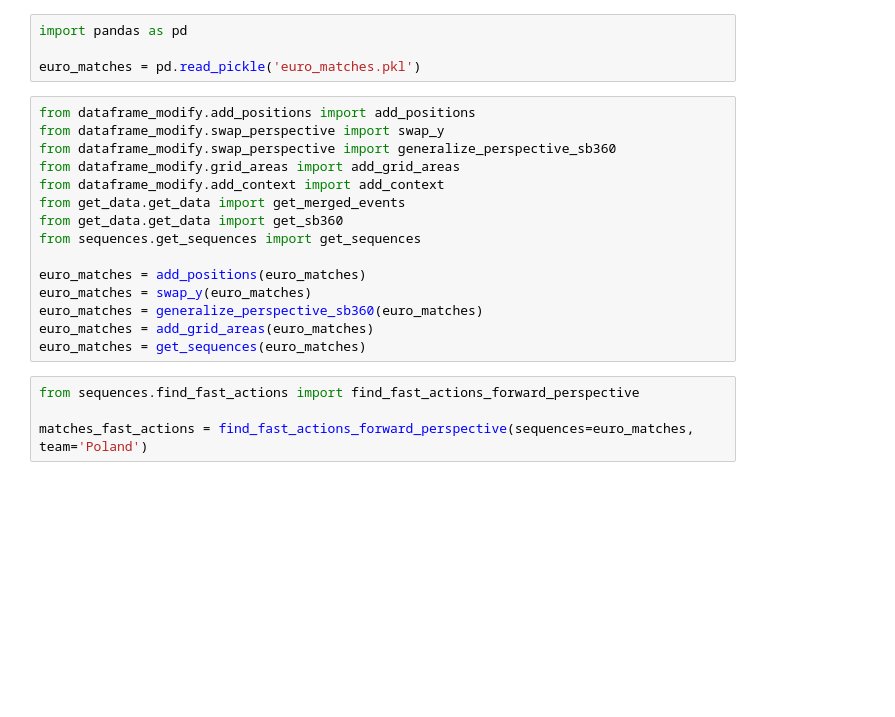
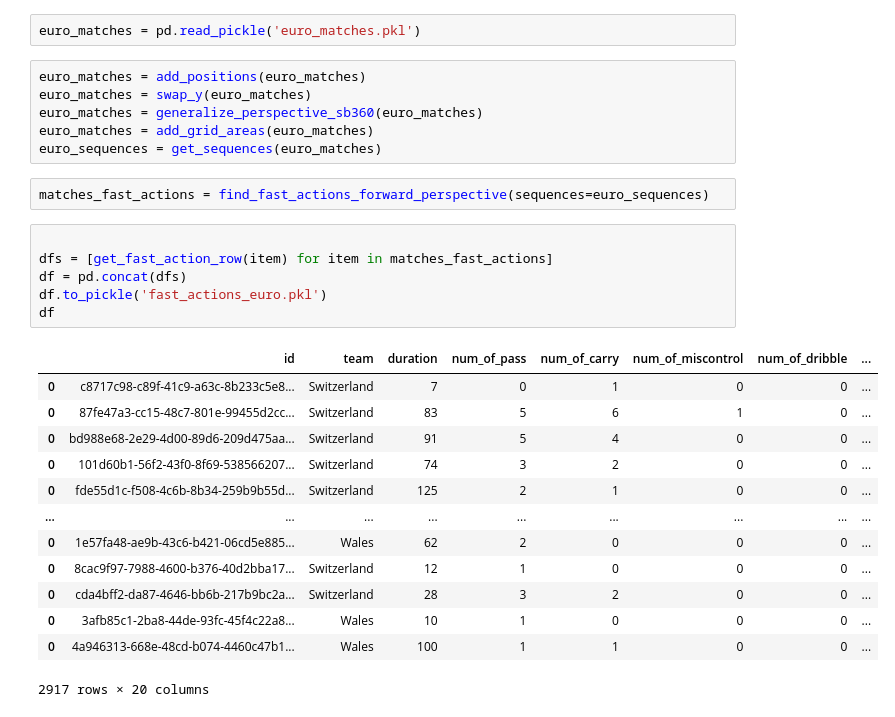
Before and after one commit to mattyl006/sport-data-science, a Jupyter notebook: get_fast_actions.ipynb, the cells around one changed output. Saved outputs shown, nothing was run; the diff lists cells and outputs as text; blank space fills up the shorter version.

```diff
--- a/get_fast_actions.ipynb
+++ b/get_fast_actions.ipynb
@@ -1,23 +10,30 @@
 # %%
-import pandas as pd
-
 euro_matches = pd.read_pickle('euro_matches.pkl')
-# %%
-from dataframe_modify.add_positions import add_positions
-from dataframe_modify.swap_perspective import swap_y
-from dataframe_modify.swap_perspective import generalize_perspective_sb360
-from dataframe_modify.grid_areas import add_grid_areas
-from dataframe_modify.add_context import add_context
-from get_data.get_data import get_merged_events
-from get_data.get_data import get_sb360
-from sequences.get_sequences import get_sequences
-
-euro_matches = add_positions(euro_matches)
-euro_matches = swap_y(euro_matches)
-euro_matches = generalize_perspective_sb360(euro_matches)
-euro_matches = add_grid_areas(euro_matches)
-euro_matches = get_sequences(euro_matches)
-# %%
-from sequences.find_fast_actions import find_fast_actions_forward_perspective
-
-matches_fast_actions = find_fast_actions_forward_perspective(sequences=euro_matches, team='Poland')
+# %%
+euro_matches = add_positions(euro_matches)
+euro_matches = swap_y(euro_matches)
+euro_matches = generalize_perspective_sb360(euro_matches)
+euro_matches = add_grid_areas(euro_matches)
+euro_sequences = get_sequences(euro_matches)
+# %%
+matches_fast_actions = find_fast_actions_forward_perspective(sequences=euro_sequences)
+# %%
+
+dfs = [get_fast_action_row(item) for item in matches_fast_actions]
+df = pd.concat(dfs)
+df.to_pickle('fast_actions_euro.pkl')
+df
+# %% [output]
+|  | id | team | duration | num_of_pass | num_of_carry | num_of_miscontrol | num_of_dribble | ... |
+| 0 | c8717c98-c89f-41c9-a63c-8b233c5e8... | Switzerland | 7 | 0 | 1 | 0 | 0 | ... |
+| 0 | 87fe47a3-cc15-48c7-801e-99455d2cc... | Switzerland | 83 | 5 | 6 | 1 | 0 | ... |
+| 0 | bd988e68-2e29-4d00-89d6-209d475aa... | Switzerland | 91 | 5 | 4 | 0 | 0 | ... |
+| 0 | 101d60b1-56f2-43f0-8f69-538566207... | Switzerland | 74 | 3 | 2 | 0 | 0 | ... |
+| 0 | fde55d1c-f508-4c6b-8b34-259b9b55d... | Switzerland | 125 | 2 | 1 | 0 | 0 | ... |
+| ... | ... | ... | ... | ... | ... | ... | ... | ... |
+| 0 | 1e57fa48-ae9b-43c6-b421-06cd5e885... | Wales | 62 | 2 | 0 | 0 | 0 | ... |
+| 0 | 8cac9f97-7988-4600-b376-40d2bba17... | Switzerland | 12 | 1 | 0 | 0 | 0 | ... |
+| 0 | cda4bff2-da87-4646-bb6b-217b9bc2a... | Switzerland | 28 | 3 | 2 | 0 | 0 | ... |
+| 0 | 3afb85c1-2ba8-44de-93fc-45f4c22a8... | Wales | 10 | 1 | 0 | 0 | 0 | ... |
+| 0 | 4a946313-668e-48cd-b074-4460c47b1... | Wales | 100 | 1 | 1 | 0 | 0 | ... |
+2917 rows × 20 columns
```
Also changed, not shown: parts of 5 cells of this notebook, 8 other files.
